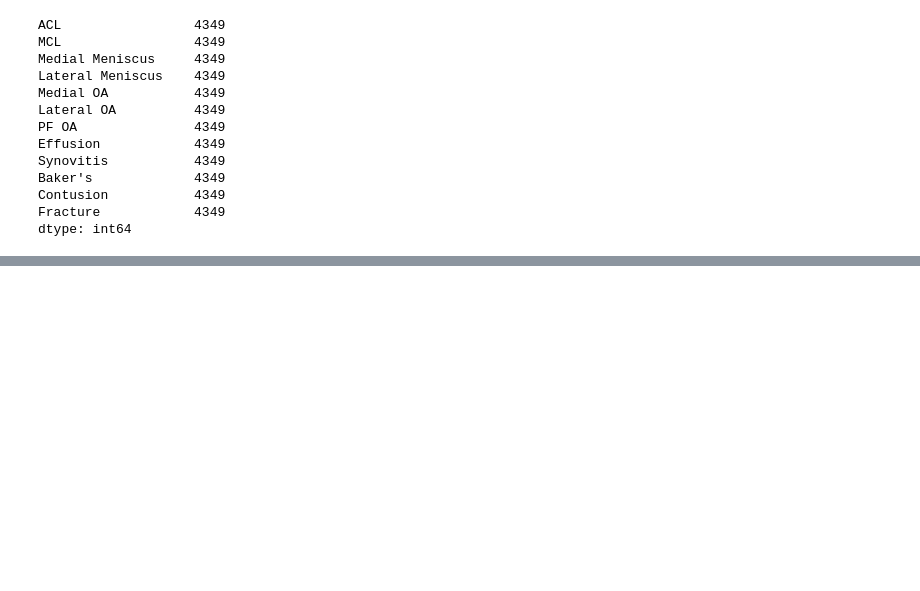
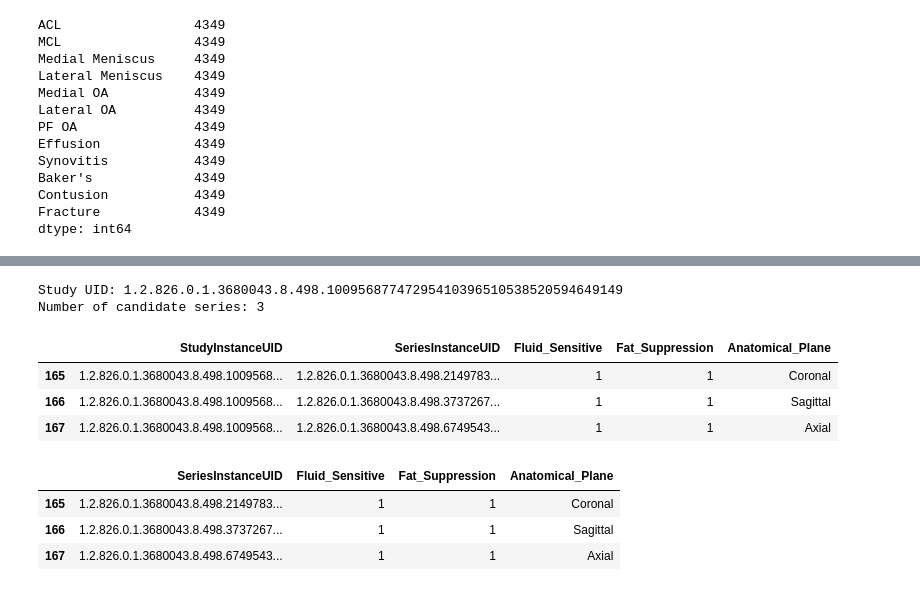
Before and after one commit to Anwesha-TU/RSNA--knee-abnormality-detection, a Jupyter notebook: rsna-knee.ipynb, the cells around one changed output, grey strips where cells are left out. Saved outputs shown, nothing was run; the diff lists cells and outputs as text; code cells hidden in the pictures; blank space fills up the shorter version.

```diff
--- a/rsna-knee.ipynb
+++ b/rsna-knee.ipynb
@@ -324,0 +479,37 @@ dtype: int64
+# %%
+def get_candidate_series(study_uid, train_series):
+    candidates = train_series[
+        (train_series["StudyInstanceUID"] == study_uid) &
+        (train_series["Fluid_Sensitive"] == 1) &
+        (train_series["Fat_Suppression"] == 1)
+    ].copy()
+
+    return candidates
+# %%
+candidates = get_candidate_series(study_uid, train_series)
+
+print("Study UID:", study_uid)
+print("Number of candidate series:", len(candidates))
+
+display(candidates)
+# %% [output]
+Study UID: 1.2.826.0.1.3680043.8.498.10095687747295410396510538520594649149
+Number of candidate series: 3
+|  | StudyInstanceUID | SeriesInstanceUID | Fluid_Sensitive | Fat_Suppression | Anatomical_Plane |
+| 165 | 1.2.826.0.1.3680043.8.498.1009568... | 1.2.826.0.1.3680043.8.498.2149783... | 1 | 1 | Coronal |
+| 166 | 1.2.826.0.1.3680043.8.498.1009568... | 1.2.826.0.1.3680043.8.498.3737267... | 1 | 1 | Sagittal |
+| 167 | 1.2.826.0.1.3680043.8.498.1009568... | 1.2.826.0.1.3680043.8.498.6749543... | 1 | 1 | Axial |
+# %%
+display(
+    candidates[
+        ["SeriesInstanceUID",
+         "Fluid_Sensitive",
+         "Fat_Suppression",
+         "Anatomical_Plane"]
+    ]
+)
+# %% [output]
+|  | SeriesInstanceUID | Fluid_Sensitive | Fat_Suppression | Anatomical_Plane |
+| 165 | 1.2.826.0.1.3680043.8.498.2149783... | 1 | 1 | Coronal |
+| 166 | 1.2.826.0.1.3680043.8.498.3737267... | 1 | 1 | Sagittal |
+| 167 | 1.2.826.0.1.3680043.8.498.6749543... | 1 | 1 | Axial |
```
Also changed, not shown: parts of 10 cells of this notebook.
